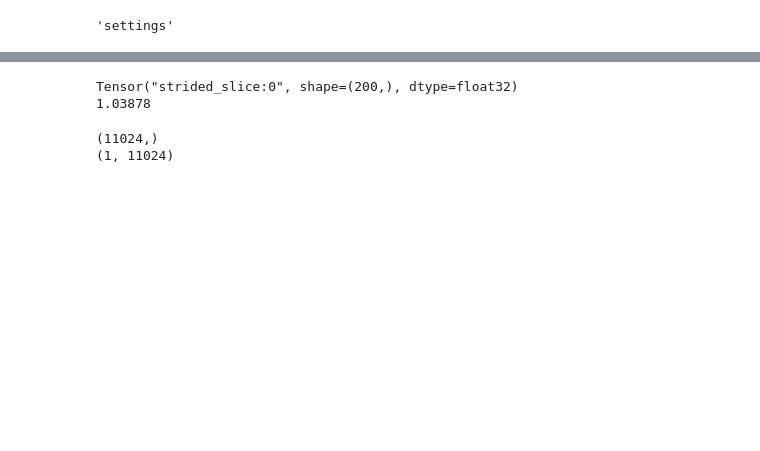
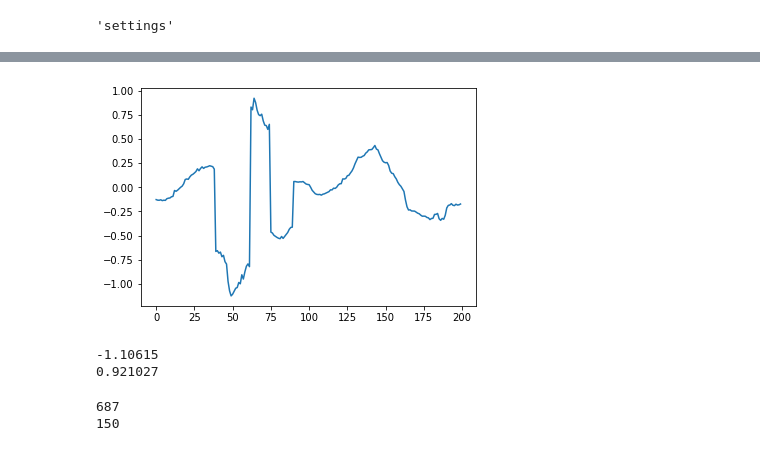
Before and after one commit to Becktor/FlowFairy, a Jupyter notebook: examples/sine_fix/Untitled.ipynb, the cells around one changed output, grey strips where cells are left out. Saved outputs shown, nothing was run; the diff lists cells and outputs as text; code cells hidden in the pictures; blank space fills up the shorter version.

```diff
--- a/examples/sine_fix/Untitled.ipynb
+++ b/examples/sine_fix/Untitled.ipynb
@@ -76,13 +72,15 @@ for v in coll:
 # %%
-embedding = coll[4][:,0]
-print(embedding)
-plt.plot(sorted(embedding.eval()))
-#plt.show()
+embedding = coll[8][:,0]
+#print(embedding)
+plt.plot((embedding.eval()))
+plt.show()
 
-print(embedding.eval()[5])
+print(embedding.eval()[50])
+print(embedding.eval()[64])
 # %% [output]
+[figure, added]
-Tensor("strided_slice:0", shape=(200,), dtype=float32)
-1.03878
+-1.10615
+0.921027
 # %%
 def classify(val):
     val = (val-np.min(val))/(np.max(val)-np.min(val))
@@ -90,14 +102,19 @@ def classify(val):
 # %%
-myrange = np.arange(samplerate) / samplerate
-mysine = np.sin(myrange * np.pi * 2 * 135)
-mysine2 = np.sin(myrange * np.pi * 2 * 150)
+frqid = 189
+frq = getfrq(frqid)
+print(frq)
 
-plt.plot(mysine)
-plt.show()
+bfrq = getfrq(199-frqid)
+print(bfrq)
+
+myrange = np.arange(samplerate) * 2 * np.pi / samplerate
+mysine = np.sin(myrange * frq)
+mysine2 = np.sin(myrange * bfrq)
+noise = np.random.uniform(-0.5, 0.5, samplerate)
+
+#plt.plot(mysine)
+#plt.show()
+# %% [output]
+687
+150
-# %%
-print(mysine.shape)
-print(np.array([mysine]).shape)
-# %% [output]
-(11024,)
-(1, 11024)
 # %%
```
Also changed, not shown: parts of 13 cells of this notebook, 7 other files.
